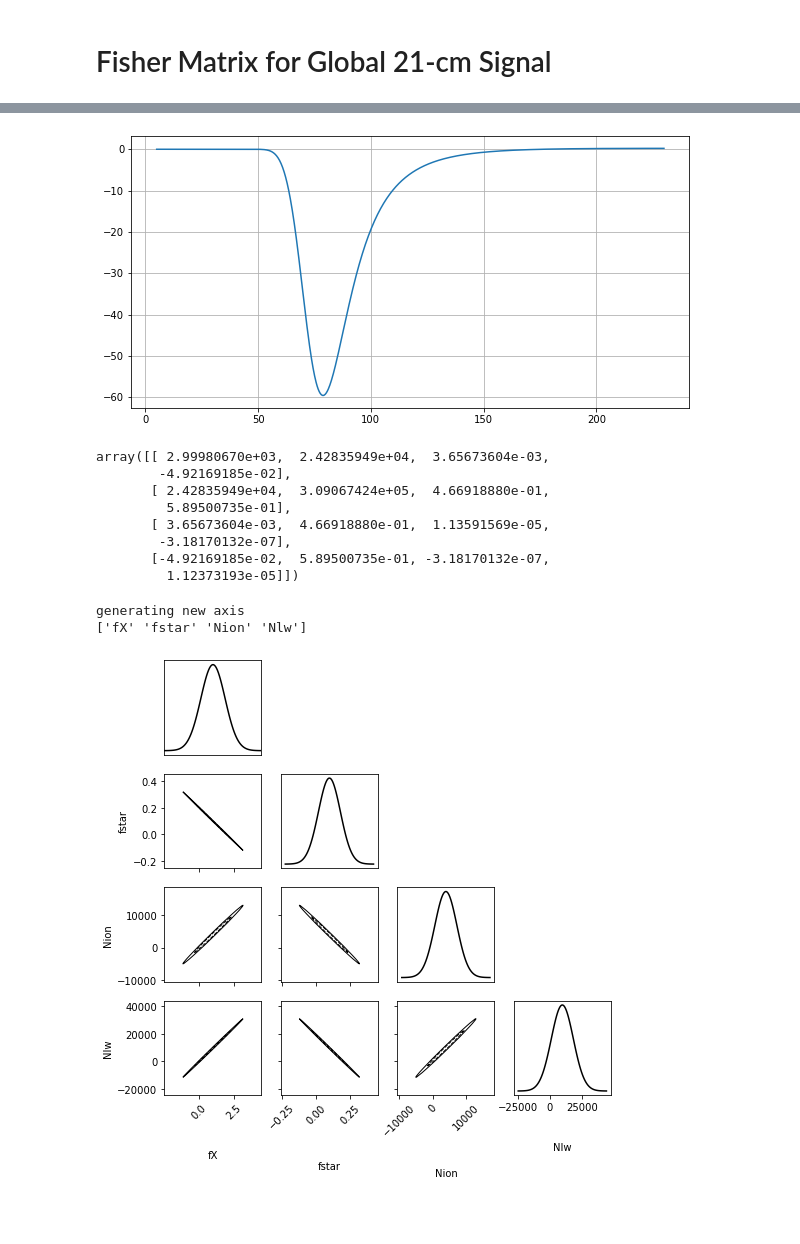
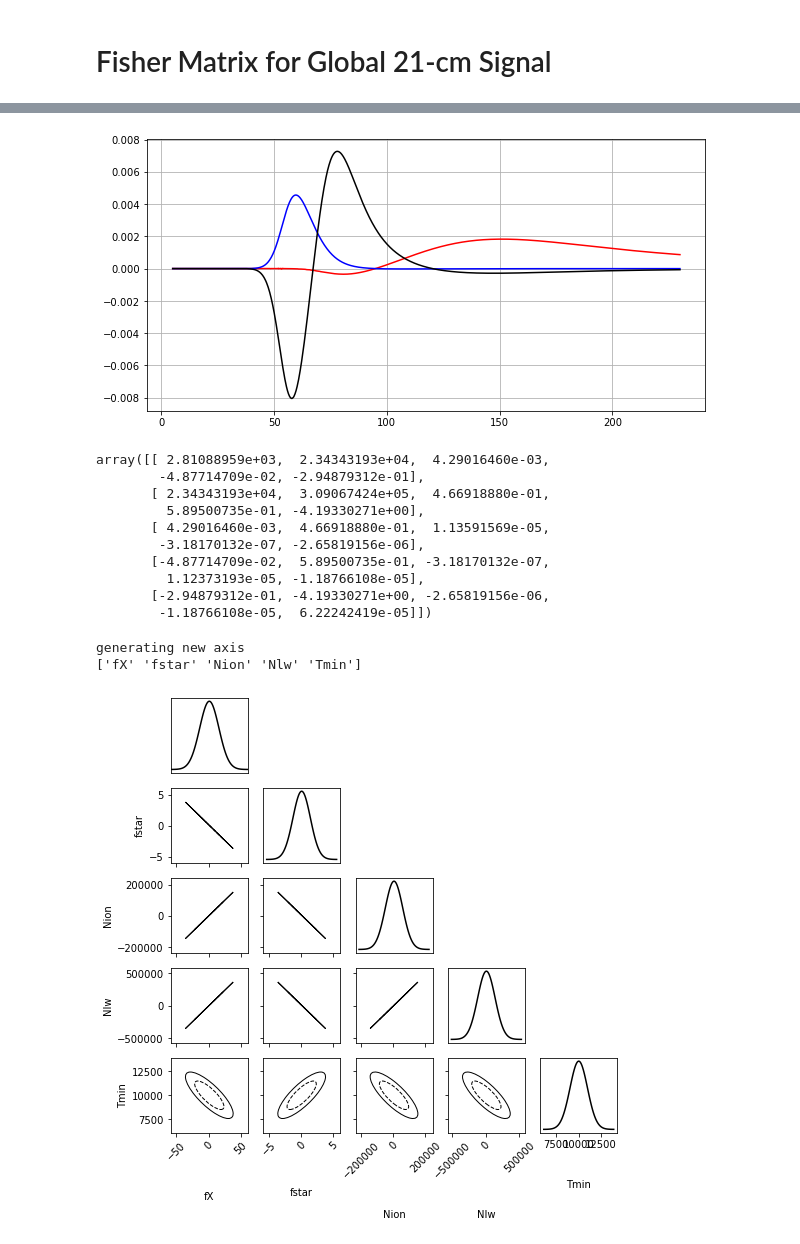
Before and after one commit to aryanrahimieh/ARES_Fisher, a Jupyter notebook: ARES_Fisher.ipynb, the cells around one changed output, grey strips where cells are left out. Drawn from its saved outputs; the diff is of its cells as text; code cells hidden in the pictures; blank space fills up the shorter version.

Commit message:
Tmin added

```diff
--- a/ARES_Fisher.ipynb
+++ b/ARES_Fisher.ipynb
@@ -12,7 +12,7 @@ def data_matrix(nu, params):
     #         next 2: second parameter's 2 neighbors ...
 ####################################################################
     M = nu
-    sim = ares.simulations.Global21cm(**params)     # Initialize a simulation object
+    sim = ares.simulations.Global21cm(**params, verbose=False)     # Initialize a simulation object
     sim.run()
     x = sim.history['nu']
     y = sim.history['dTb']
@@ -47,9 +47,9 @@ def Fisher_elements(der_mat, sigma):
             Fish[i,j] = np.sum(cross)
     return Fish
 # %%
-names = np.array( ['fX', 'fstar', 'Nion',  'Nlw'])
-fids = np.array([1.0, 0.1, 4000.0, 9690.0])
-steps = np.array([0.3, 0.001, 100, 100])
+names = np.array( ['fX', 'fstar', 'Nion',  'Nlw', 'Tmin'])
+fids = np.array([1.0, 0.1, 4000.0, 9690.0, 1e4])
+steps = np.array([0.1, 0.001, 100, 100, 1e3])
 par_fid = {}
 for i,name in enumerate(names):
     par_fid.update({name: fids[i]})
@@ -105,29 +93,33 @@ for i,name in enumerate(names):
 # %%
 derMM = derivative_matrix(MM, steps)
 
 plt.subplots(figsize=(10,5))
+
 MM.shape
-plt.plot(derMM[0],derMM[1])
-# plt.plot(derMM[0],derMM[2])
-# plt.plot(derMM[0],derMM[3])
-# plt.plot(derMM[0],derMM[4])
+# plt.plot(derMM[0],derMM[1], "r")
+# plt.plot(derMM[0],derMM[2], "b")
+plt.plot(derMM[0],derMM[3], "r")
+plt.plot(derMM[0],derMM[4], "b")
+plt.plot(derMM[0],derMM[5], "k")
 plt.grid()
 # %% [output]
-[figure, old version]
+[figure, new version]
 # %%
 sig = 10 #mK
 FisherMatrix = Fisher_elements(derMM, sig)
 # %%
 FisherMatrix
 # %% [output]
-array([[ 2.99980670e+03,  2.42835949e+04,  3.65673604e-03,
-        -4.92169185e-02],
-       [ 2.42835949e+04,  3.09067424e+05,  4.66918880e-01,
-         5.89500735e-01],
-       [ 3.65673604e-03,  4.66918880e-01,  1.13591569e-05,
-        -3.18170132e-07],
-       [-4.92169185e-02,  5.89500735e-01, -3.18170132e-07,
-         1.12373193e-05]])
+array([[ 2.81088959e+03,  2.34343193e+04,  4.29016460e-03,
+        -4.87714709e-02, -2.94879312e-01],
+       [ 2.34343193e+04,  3.09067424e+05,  4.66918880e-01,
+         5.89500735e-01, -4.19330271e+00],
+       [ 4.29016460e-03,  4.66918880e-01,  1.13591569e-05,
+        -3.18170132e-07, -2.65819156e-06],
+       [-4.87714709e-02,  5.89500735e-01, -3.18170132e-07,
+         1.12373193e-05, -1.18766108e-05],
+       [-2.94879312e-01, -4.19330271e+00, -2.65819156e-06,
+        -1.18766108e-05,  6.22242419e-05]])
 # %%
 from fishchips.cosmo import Observables
 import fishchips.util
@@ -139,13 +131,10 @@ obs = Observables(parameters=names,
                   left=fids-steps,
                   right=fids+steps)
 
-# labels = [r'$\omega_b$', r'$\omega_{cdm}$', r'$h$',  r'$A_s$']
-# names = np.array( ['fX', 'fstar', 'Nion',  'Nlw'])
-
 fishchips.util.plot_triangle(obs, cov, labels=names)
 plt.savefig('triangle.pdf')
 # %% [output]
 generating new axis
-['fX' 'fstar' 'Nion' 'Nlw']
+['fX' 'fstar' 'Nion' 'Nlw' 'Tmin']
-[figure, old version]
+[figure, new version]
 # %%
```
Also changed, not shown: parts of 4 cells of this notebook.
